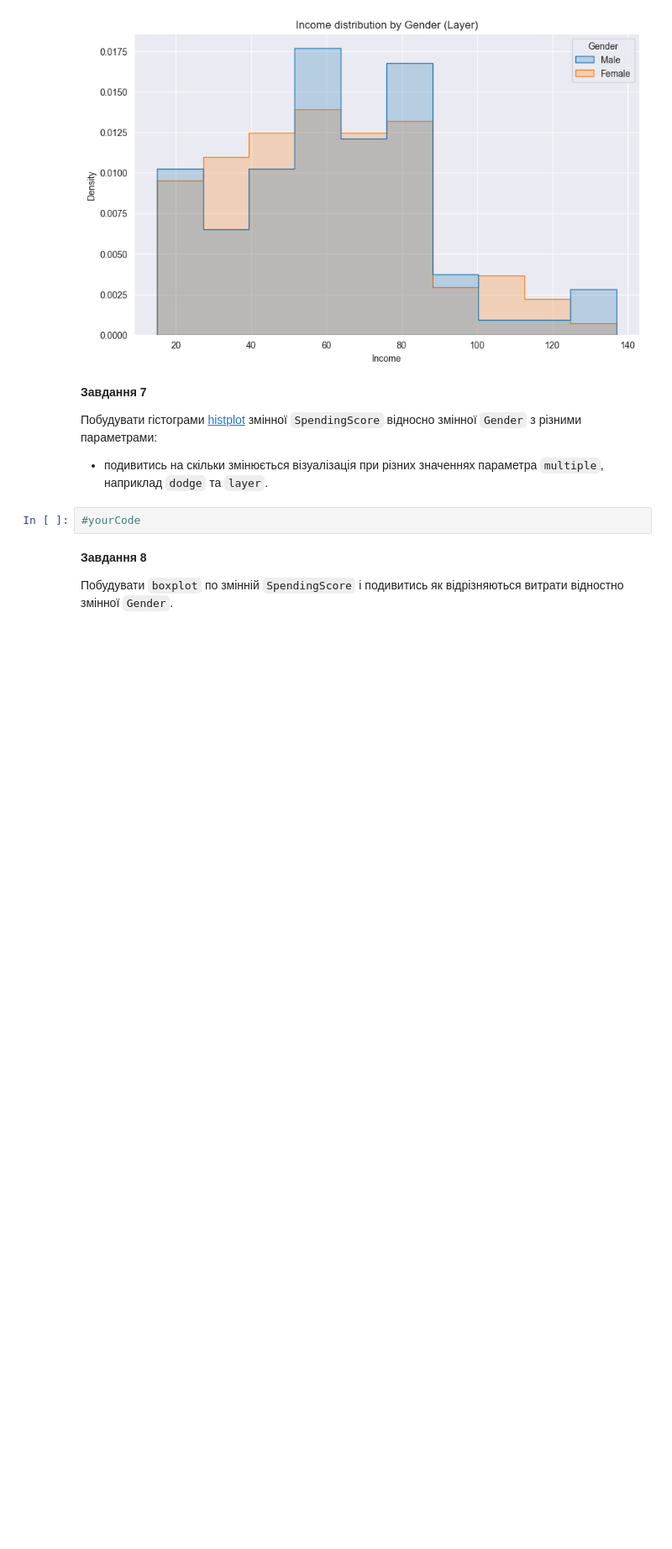
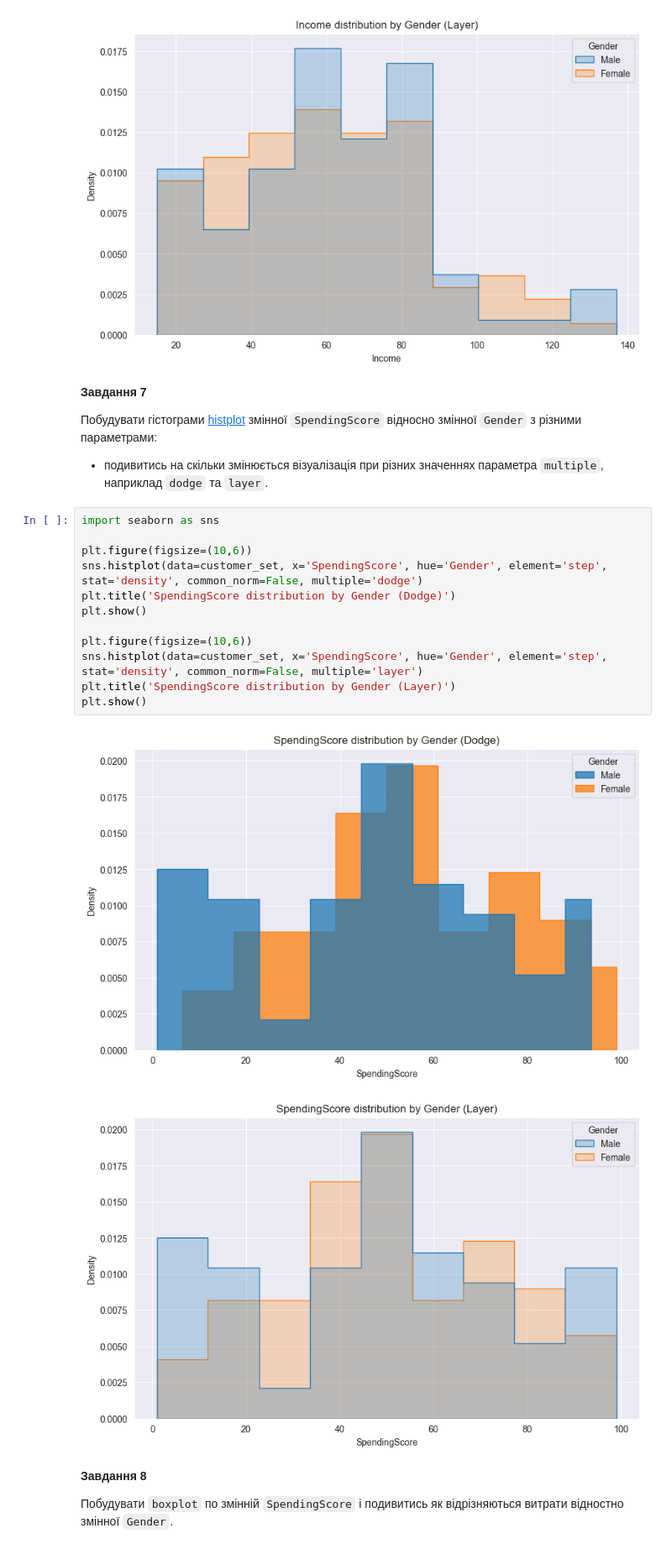
Before and after one commit to mineo71/OSHI, a Jupyter notebook: Task6_Unsupervised_Rylsky_Oleh.ipynb, the cells around one changed output. Shown at 84% size. Cells and saved outputs as stored; diff of their text form; blank space fills up the shorter version.

```diff
--- a/Task6_Unsupervised_Rylsky_Oleh.ipynb
+++ b/Task6_Unsupervised_Rylsky_Oleh.ipynb
@@ -194,8 +195,21 @@ plt.show()
 
 Побудувати гістограми [histplot](https://seaborn.pydata.org/generated/seaborn.histplot.html) змінної `SpendingScore` відносно змінної `Gender` з різними параметрами:
 * подивитись на скільки змінюється візуалізація при різних значеннях параметра `multiple`, наприклад `dodge` та `layer`.
-# %%
-#yourCode
+# %%
+import seaborn as sns
+
+plt.figure(figsize=(10,6))
+sns.histplot(data=customer_set, x='SpendingScore', hue='Gender', element='step', stat='density', common_norm=False, multiple='dodge')
+plt.title('SpendingScore distribution by Gender (Dodge)')
+plt.show()
+
+plt.figure(figsize=(10,6))
+sns.histplot(data=customer_set, x='SpendingScore', hue='Gender', element='step', stat='density', common_norm=False, multiple='layer')
+plt.title('SpendingScore distribution by Gender (Layer)')
+plt.show()
+# %% [output]
+[figure, added]
+[figure, added]
 # %% [markdown]
 **Завдання 8**
 
```
Also changed, not shown: parts of 12 cells of this notebook.
